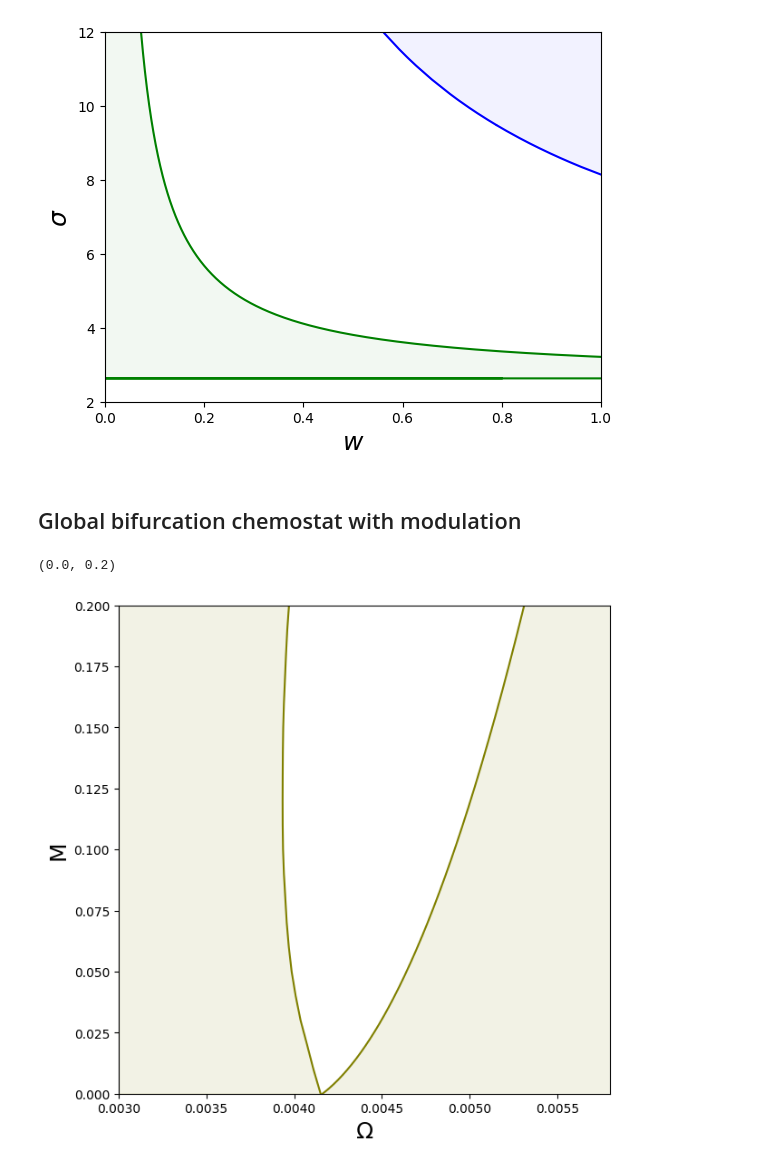
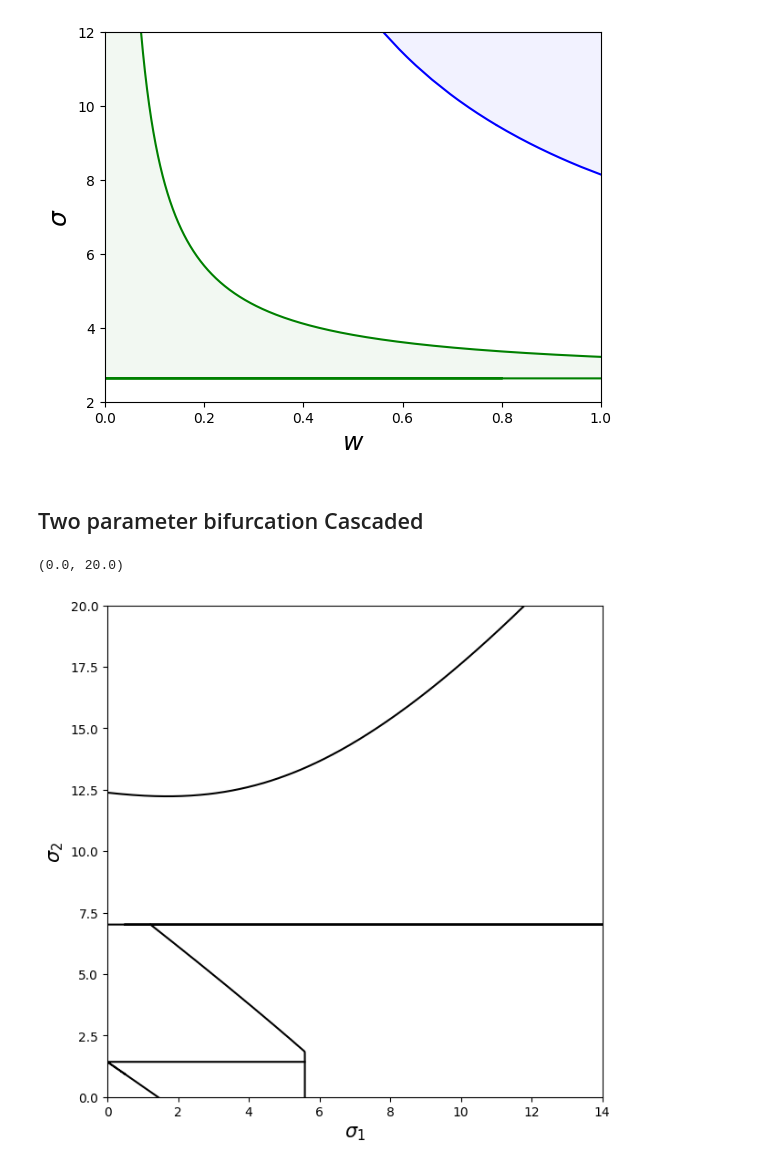
Before and after one commit to FredRobs/Bacteria-and-Viruses, a Jupyter notebook: XPPAUT_Data/fileReader.ipynb, the cells around one changed output. Saved outputs shown, nothing was run; the diff lists cells and outputs as text; code cells hidden in the pictures.

```diff
--- a/XPPAUT_Data/fileReader.ipynb
+++ b/XPPAUT_Data/fileReader.ipynb
@@ -77,26 +98,27 @@ plt.ylim(2,12)
 # %% [output]
 (2.0, 12.0)
 [figure]
-# %% [markdown]
-## Global bifurcation chemostat with modulation
-# %%
-df1=pd.read_csv('data5.csv', names=['omega', 'm'])
-df2=pd.read_csv('data6.csv', names=['omega', 'm'])
-
-plt.figure(figsize=(7,7))
-
-homoclinicBranch1=np.linspace(0.0037, 0.00552, 279)
-coeffBranch1=np.polyfit(df2['omega'], df2['m'], 2)
-p1 = np.poly1d(coeffBranch1)
-
-plt.fill_betweenx(df1['m'], 0.0, df1['omega'], color='olive', alpha=0.1)
-plt.fill_betweenx(p1(homoclinicBranch1), 0.01, homoclinicBranch1+0.000065, color='olive', alpha=0.1)
-plt.plot(df1['omega'], df1['m'], color='olive')
-plt.plot(homoclinicBranch1+0.000065, p1(homoclinicBranch1),color='olive')
-plt.xlabel("$\Omega$", fontsize=18)
-plt.ylabel("M", fontsize=18)
-plt.xlim(0.003,0.0058)
-plt.ylim(0,0.2)
-# %% [output]
-(0.0, 0.2)
-[figure, removed]
+# %% [markdown]
+## Two parameter bifurcation Cascaded
+# %%
+df1=pd.read_csv('PDBranch1.csv', names=['sigma_2', 'sigma_1'])
+df2=pd.read_csv('extinctionPD.csv', names=['sigma_2', 'sigma_1'])
+df3=pd.read_csv('extinction02PD.csv', names=['sigma_2', 'sigma_1'])
+df4=pd.read_csv('hopfPD.csv', names=['sigma_2', 'sigma_1'])
+df5=pd.read_csv('hopf02PD.csv', names=['sigma_2', 'sigma_1'])
+plt.figure(figsize=(7,7))
+
+plt.plot(df1['sigma_2'], df1['sigma_1'], color='black')
+plt.plot(df2['sigma_2'], df2['sigma_1'], color='black')
+plt.plot(df3['sigma_2'], df3['sigma_1'], color='black')
+plt.plot(df4['sigma_2'], df4['sigma_1'], color='black')
+plt.plot(df5['sigma_2'], df5['sigma_1'], color='black')
+
+plt.xlabel("$\sigma_1$", fontsize=15)
+plt.ylabel("$\sigma_2$", fontsize=15)
+
+plt.xlim(0,14)
+plt.ylim(0,20)
+# %% [output]
+(0.0, 20.0)
+[figure, added]
```
Also changed, not shown: parts of 2 cells of this notebook.
